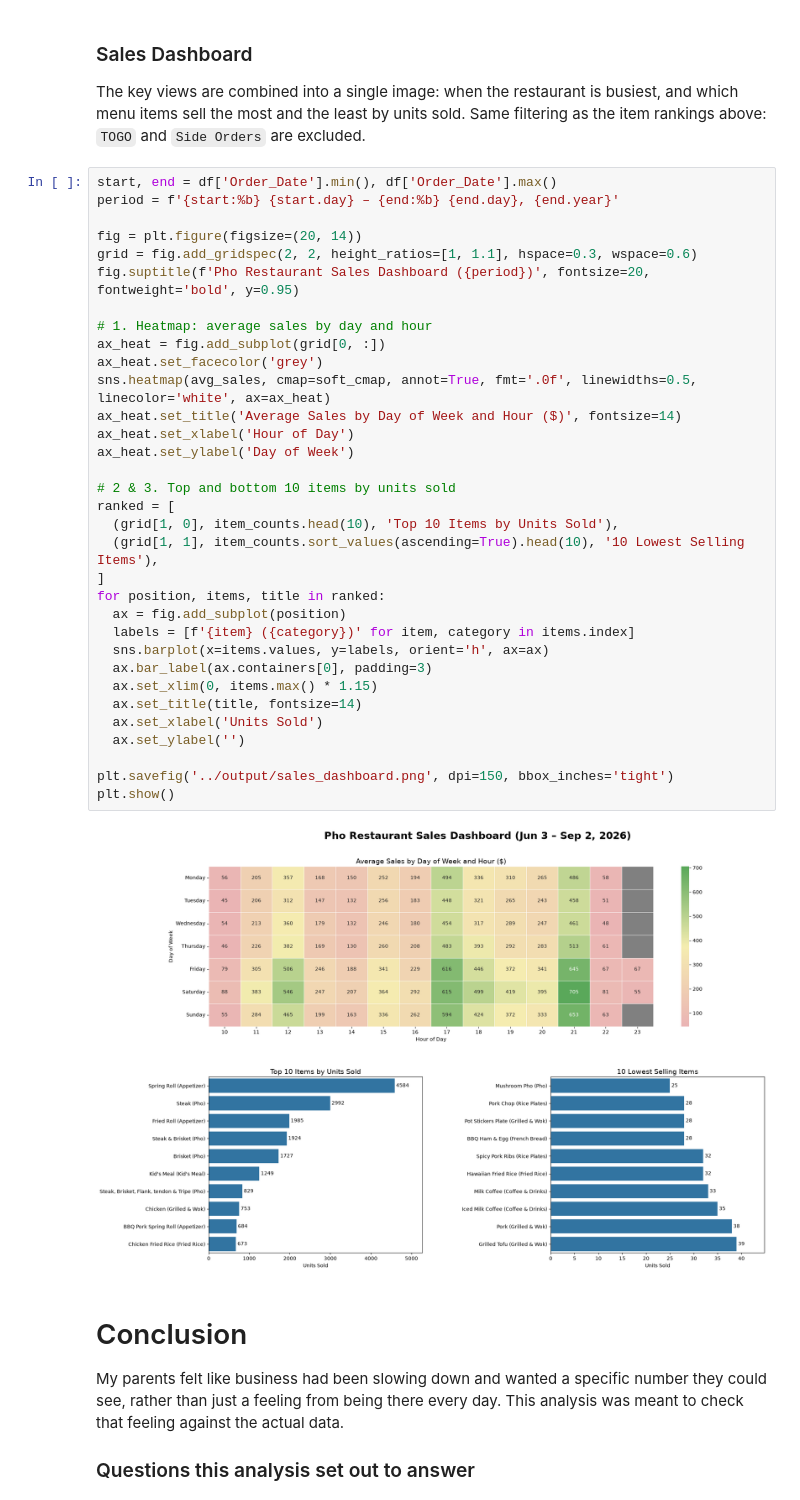
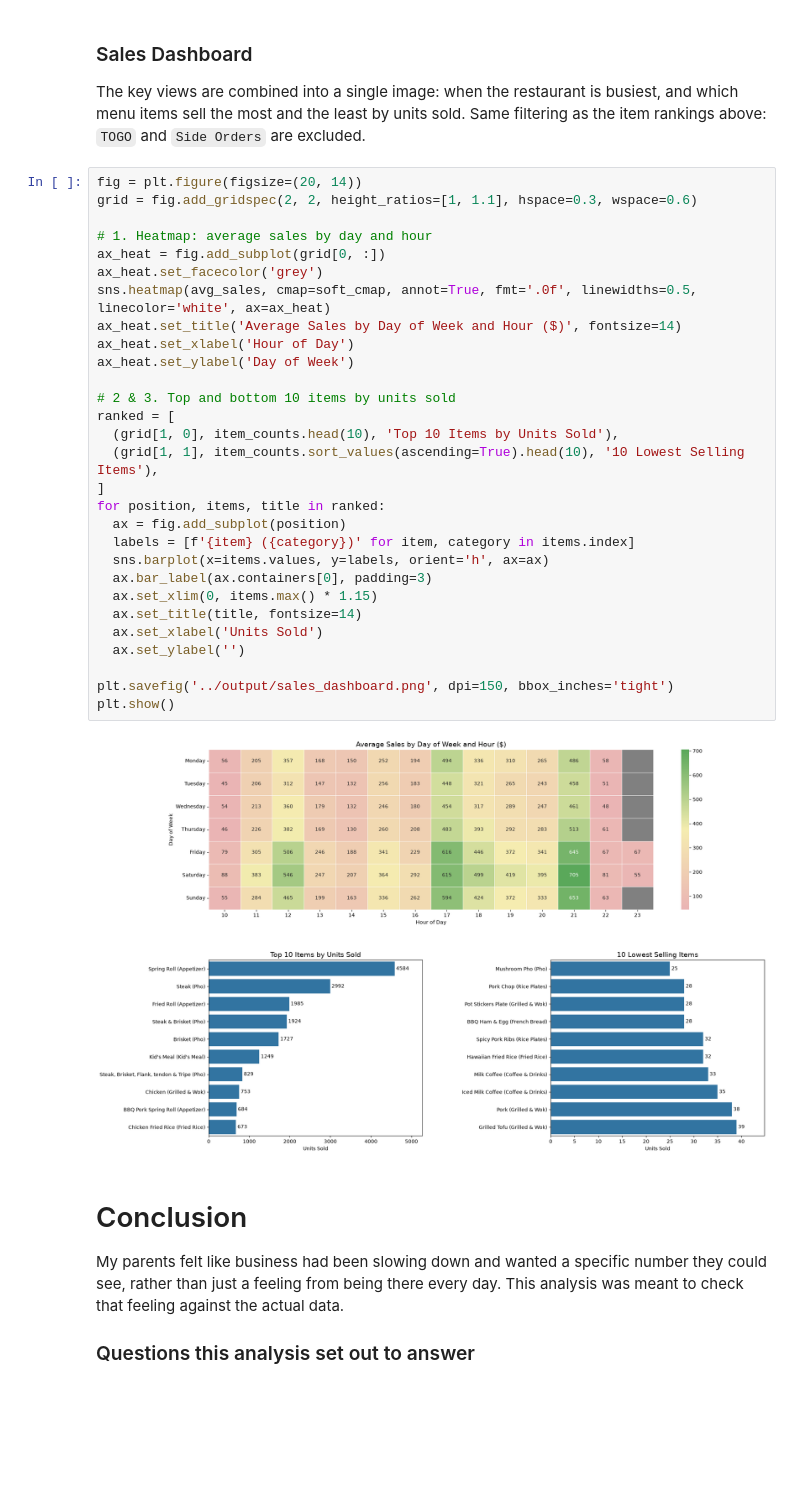
Before and after one commit to SunghunP/pho-restaurant-analysis, a Jupyter notebook: notebooks/eda.ipynb, the cells around one changed output. Drawn from its saved outputs; the diff is of its cells as text; blank space fills up the shorter version.

```diff
--- a/notebooks/eda.ipynb
+++ b/notebooks/eda.ipynb
@@ -495,40 +495,36 @@ Freq: W-SUN, Name: Item_Price, dtype: float64
 
 The key views are combined into a single image: when the restaurant is busiest, and which menu items sell the most and the least by units sold. Same filtering as the item rankings above: `TOGO` and `Side Orders` are excluded.
 # %%
-start, end = df['Order_Date'].min(), df['Order_Date'].max()
-period = f'{start:%b} {start.day} – {end:%b} {end.day}, {end.year}'
-
 fig = plt.figure(figsize=(20, 14))
 grid = fig.add_gridspec(2, 2, height_ratios=[1, 1.1], hspace=0.3, wspace=0.6)
-fig.suptitle(f'Pho Restaurant Sales Dashboard ({period})', fontsize=20, fontweight='bold', y=0.95)
 
 # 1. Heatmap: average sales by day and hour
 ax_heat = fig.add_subplot(grid[0, :])
 ax_heat.set_facecolor('grey')
 sns.heatmap(avg_sales, cmap=soft_cmap, annot=True, fmt='.0f', linewidths=0.5, linecolor='white', ax=ax_heat)
 ax_heat.set_title('Average Sales by Day of Week and Hour ($)', fontsize=14)
 ax_heat.set_xlabel('Hour of Day')
 ax_heat.set_ylabel('Day of Week')
 
 # 2 & 3. Top and bottom 10 items by units sold
 ranked = [
   (grid[1, 0], item_counts.head(10), 'Top 10 Items by Units Sold'),
   (grid[1, 1], item_counts.sort_values(ascending=True).head(10), '10 Lowest Selling Items'),
 ]
 for position, items, title in ranked:
   ax = fig.add_subplot(position)
   labels = [f'{item} ({category})' for item, category in items.index]
   sns.barplot(x=items.values, y=labels, orient='h', ax=ax)
   ax.bar_label(ax.containers[0], padding=3)
   ax.set_xlim(0, items.max() * 1.15)
   ax.set_title(title, fontsize=14)
   ax.set_xlabel('Units Sold')
   ax.set_ylabel('')
 
 plt.savefig('../output/sales_dashboard.png', dpi=150, bbox_inches='tight')
 plt.show()
 # %% [output]
-[figure, old version]
+[figure, new version]
 # %% [markdown]
 # Conclusion
 
```
Also changed, not shown: 1 other file.
